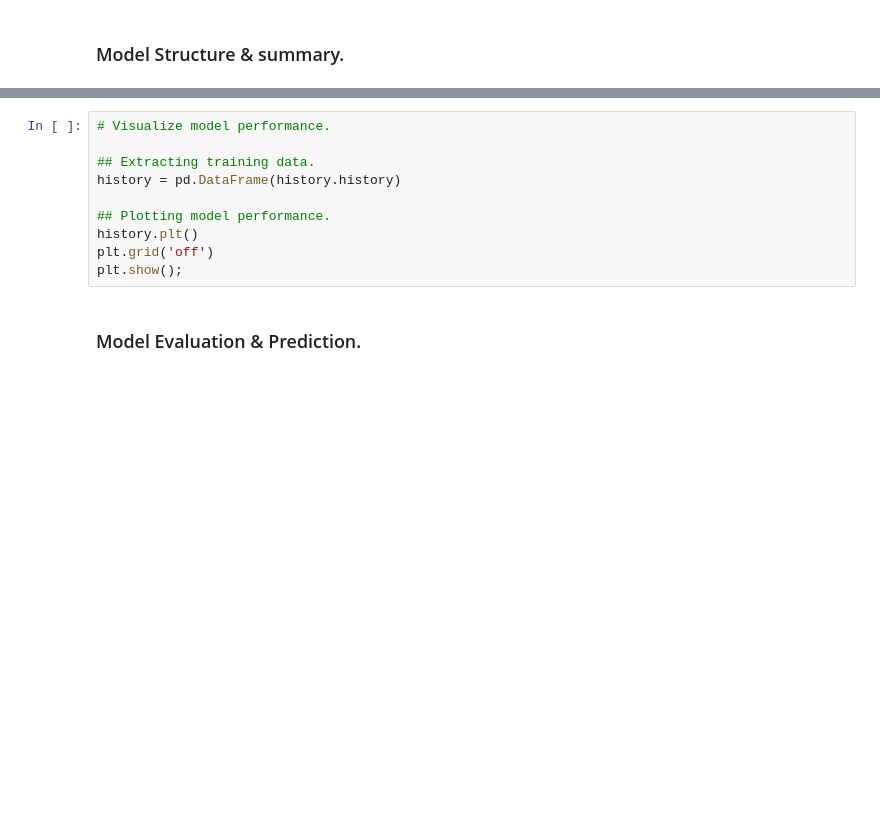
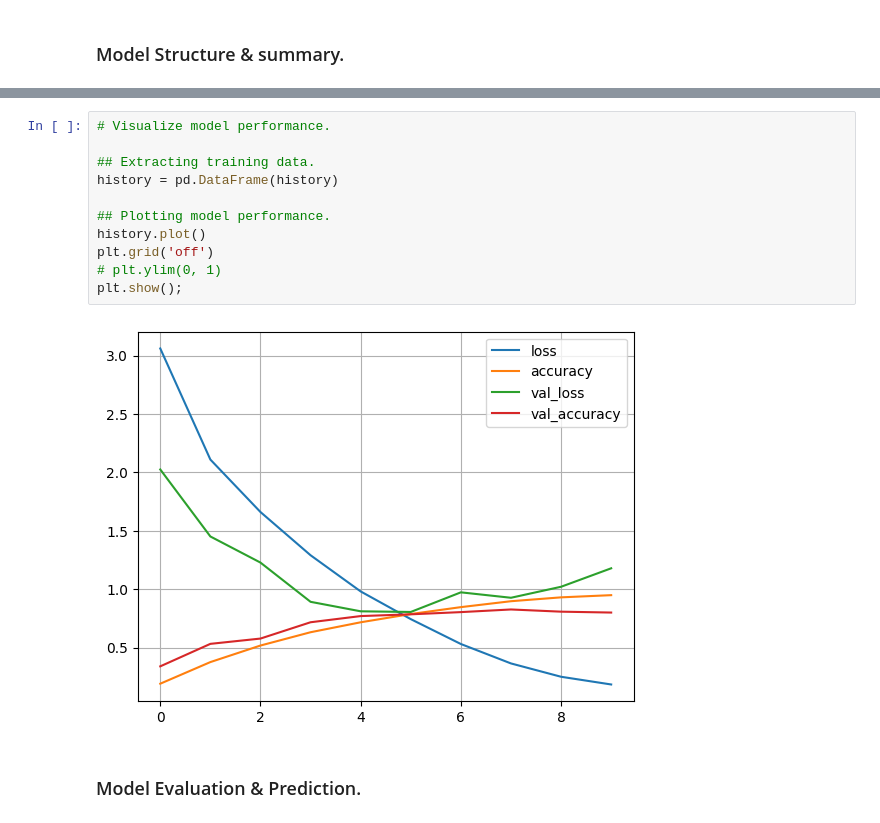
Before and after one commit to ibenjamin-ojo/poker-card-image-recognition, a Jupyter notebook: 2.Code/Poker_Card_Image_Recognition.ipynb, the cells around one changed output, grey strips where cells are left out. Saved outputs shown, nothing was run; the diff lists cells and outputs as text; blank space fills up the shorter version.

```diff
--- a/2.Code/Poker_Card_Image_Recognition.ipynb
+++ b/2.Code/Poker_Card_Image_Recognition.ipynb
@@ -416,13 +426,16 @@ Epoch 6/10
 # %%
 # Visualize model performance.
 
 ## Extracting training data.
-history = pd.DataFrame(history.history)
+history = pd.DataFrame(history)
 
 ## Plotting model performance.
-history.plt()
+history.plot()
 plt.grid('off')
+# plt.ylim(0, 1)
 plt.show();
+# %% [output]
+[figure, added]
 # %% [markdown]
 ### Model Evaluation & Prediction.
 # %% [markdown]
```
Also changed, not shown: parts of 5 cells of this notebook.
